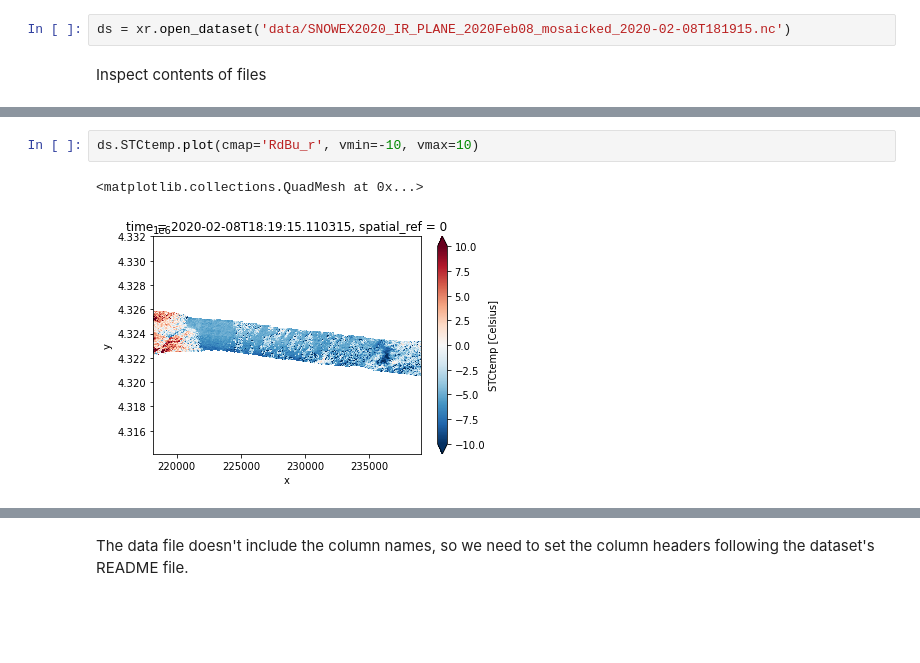
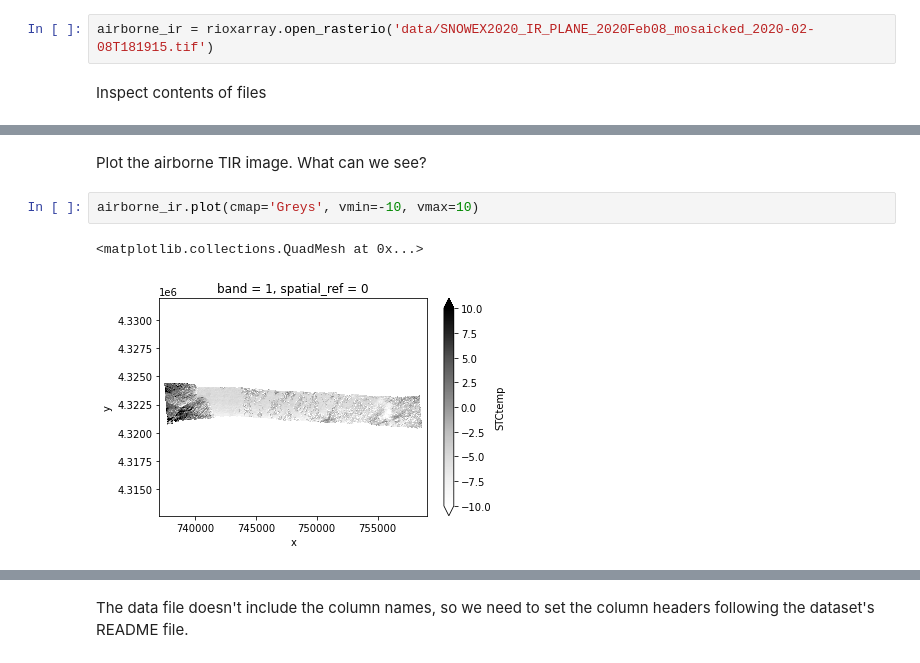
Before and after one commit to snowex-hackweek/website-2021, a Jupyter notebook: book/tutorials/thermal-ir/thermal-ir-tutorial.ipynb, the cells around one changed output, grey strips where cells are left out. Cells and saved outputs as stored; diff of their text form; blank space fills up the shorter version.

```diff
--- a/book/tutorials/thermal-ir/thermal-ir-tutorial.ipynb
+++ b/book/tutorials/thermal-ir/thermal-ir-tutorial.ipynb
@@ -67,4 +77,4 @@ Load visible and IR image mosaics from goetiff or netcdf files
 # %%
-ds = xr.open_dataset('data/SNOWEX2020_IR_PLANE_2020Feb08_mosaicked_2020-02-08T181915.nc')
+airborne_ir = rioxarray.open_rasterio('data/SNOWEX2020_IR_PLANE_2020Feb08_mosaicked_2020-02-08T181915.tif')
 # %% [markdown]
 Inspect contents of files
@@ -88,8 +108,10 @@ Plot visible and ir side by side
+# %% [markdown]
+Plot the airborne TIR image. What can we see?
 # %%
-ds.STCtemp.plot(cmap='RdBu_r', vmin=-10, vmax=10)
+airborne_ir.plot(cmap='Greys', vmin=-10, vmax=10)
 # %% [output]
 <matplotlib.collections.QuadMesh at 0x...>
-[figure, old version]
+[figure, new version]
 # %% [markdown]
 ---
 
```
Also changed, not shown: parts of 29 cells of this notebook.
